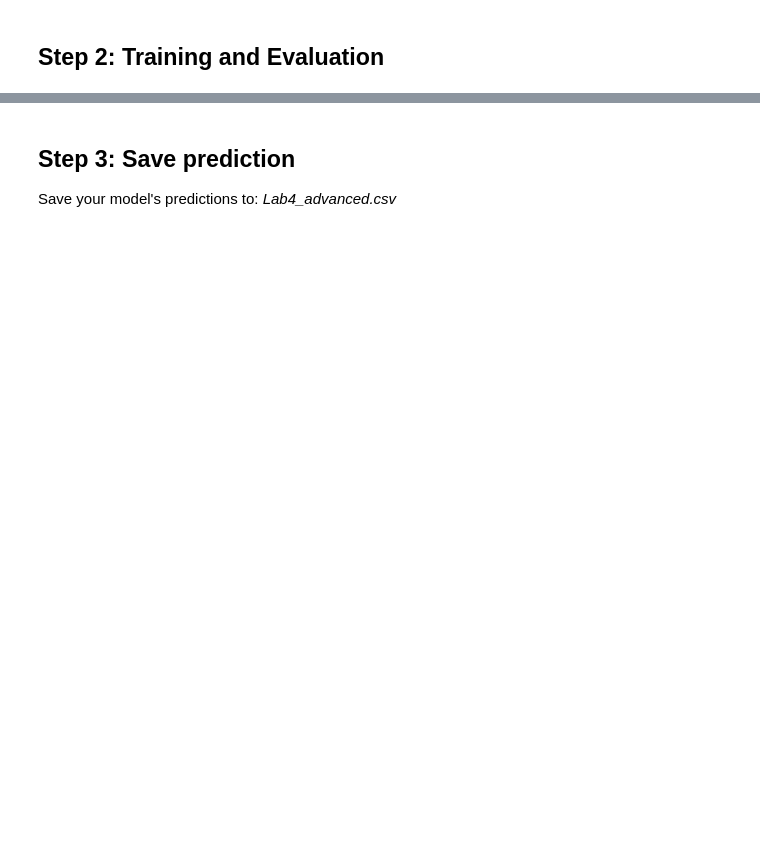
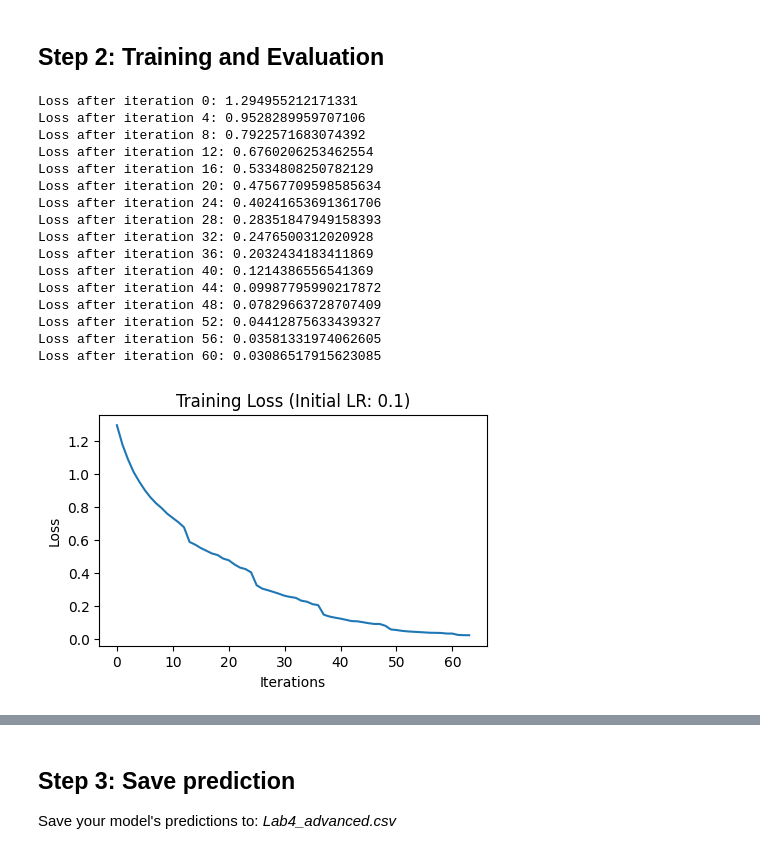
Before and after one commit to liuutin9/Introduction_to_Machine_Learning, a Jupyter notebook: Lab4/Lab4.ipynb, the cells around one changed output, grey strips where cells are left out. Drawn from its saved outputs; the diff is of its cells as text; code cells hidden in the pictures; blank space fills up the shorter version.

```diff
--- a/Lab4/Lab4.ipynb
+++ b/Lab4/Lab4.ipynb
@@ -1860,27 +1878,45 @@ print("x_val:", x_val.shape, "| y_val:", y_val.shape)
 # %%
 ### START CODE HERE ###
 loss_function = "cross_entropy"
-layers_dims = [784, 1568, 784, 196, 1]
+layers_dims = [784, 1568, 784, 196, 4]
 activation_fn = ['relu', 'relu', 'relu', 'softmax']
-learning_rate = 0.01
-num_iterations = 80
+learning_rate = 0.1
+num_iterations = 64
 print_loss = True
-print_freq = 50
-decrease_freq = 32
+print_freq = 4
+decrease_freq = 12
 decrease_proportion = 0.7
-batch_size = 256
+batch_size = 64
 
 model = Model(layers_dims, activation_fn, loss_function)
 model, losses, history = train_model(model, x_train, y_train, learning_rate, num_iterations, batch_size, print_loss, print_freq, decrease_freq, decrease_proportion)
 ### END CODE HERE ###
 
 # Plot the loss
 plt.figure(figsize=(5, 3))
 plt.plot(losses)
 plt.xlabel('Iterations')
 plt.ylabel('Loss')
 plt.title(f'Training Loss (Initial LR: {learning_rate})')
 plt.show()
+# %% [output]
+Loss after iteration 0: 1.294955212171331
+Loss after iteration 4: 0.9528289959707106
+Loss after iteration 8: 0.7922571683074392
+Loss after iteration 12: 0.6760206253462554
+Loss after iteration 16: 0.5334808250782129
+Loss after iteration 20: 0.47567709598585634
+Loss after iteration 24: 0.40241653691361706
+Loss after iteration 28: 0.28351847949158393
+Loss after iteration 32: 0.2476500312020928
+Loss after iteration 36: 0.2032434183411869
+Loss after iteration 40: 0.1214386556541369
+Loss after iteration 44: 0.09987795990217872
+Loss after iteration 48: 0.07829663728707409
+Loss after iteration 52: 0.04412875633439327
+Loss after iteration 56: 0.03581331974062605
+Loss after iteration 60: 0.03086517915623085
+[figure, added]
 # %%
 print('training------')
 pred_train = predict(x_train, y_train, model)
```
Also changed, not shown: parts of 7 cells of this notebook, 5 other files.
